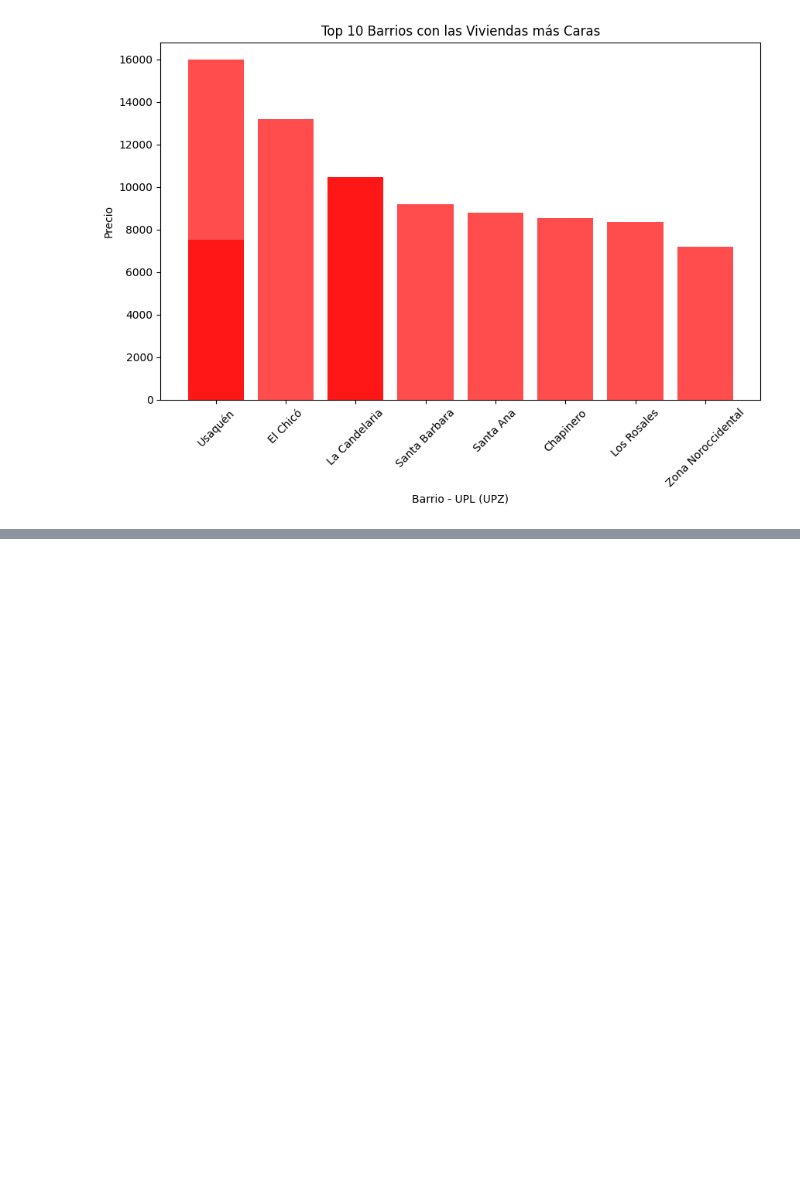
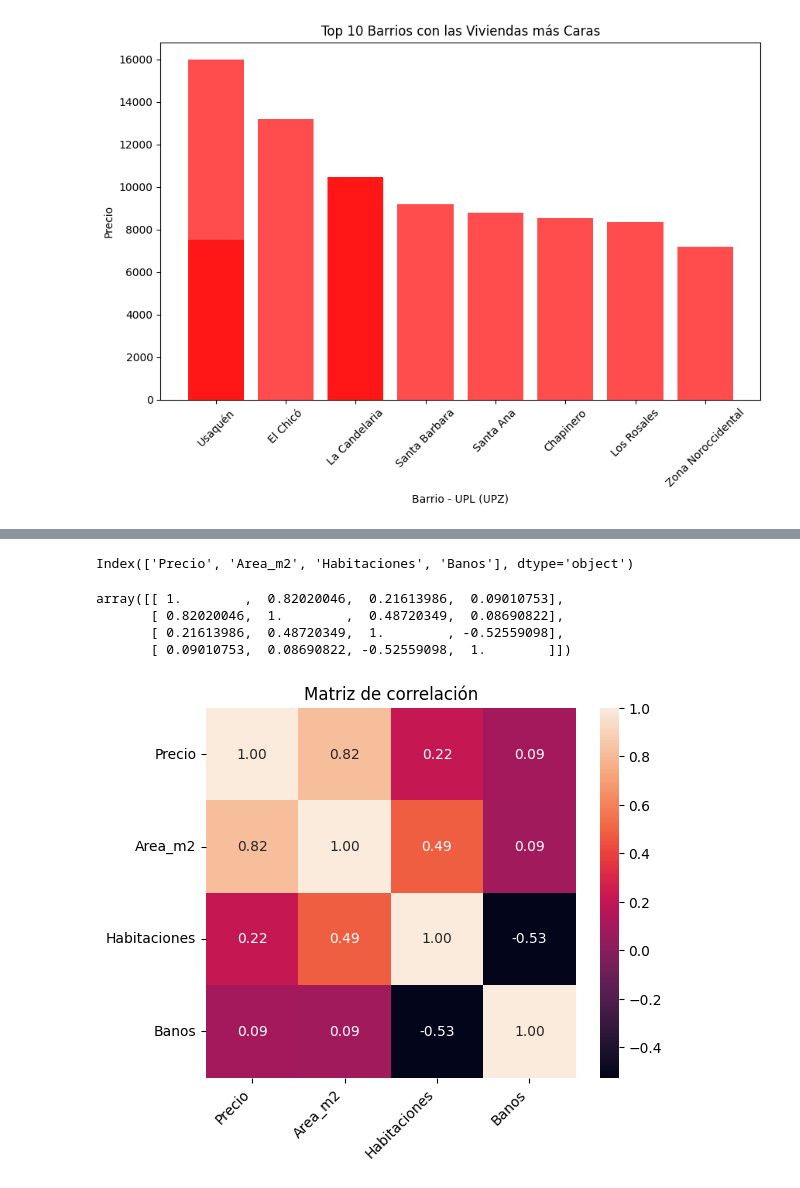
Before and after one commit to avanegasp/Proyecto_Final_Ucataluna, a Jupyter notebook: Proyecto_Final_UCataluña.ipynb, the cells around one changed output, grey strips where cells are left out. Cells and saved outputs as stored; diff of their text form; code cells hidden in the pictures; blank space fills up the shorter version.

```diff
--- a/Proyecto_Final_UCataluña.ipynb
+++ b/Proyecto_Final_UCataluña.ipynb
@@ -597,0 +629,4 @@ plt.show()
+# %%
+#Correlación casas caras
+corrmat_exp = characteristic_exp.corr()
+corrmat_exp
@@ -597,0 +640,24 @@ plt.show()
+# %%
+k=10
+# %%
+cols_exp = corrmat_exp.nlargest(k,'Precio')['Precio'].index
+cols_exp
+# %% [output]
+Index(['Precio', 'Area_m2', 'Habitaciones', 'Banos'], dtype='object')
+# %%
+cm_exp = np.corrcoef(characteristic_exp[cols_exp].values.T)
+cm_exp
+# %% [output]
+array([[ 1.        ,  0.82020046,  0.21613986,  0.09010753],
+       [ 0.82020046,  1.        ,  0.48720349,  0.08690822],
+       [ 0.21613986,  0.48720349,  1.        , -0.52559098],
+       [ 0.09010753,  0.08690822, -0.52559098,  1.        ]])
+# %%
+hm_exp = sns.heatmap(cm_exp, cbar=True, annot=True, square=True, fmt='.2f', annot_kws={'size': 10},
+                 yticklabels=cols_exp.values, xticklabels=cols_exp.values)
+plt.title('Matriz de correlación')
+plt.xticks(rotation=45, ha='right', fontsize=10)
+plt.yticks(rotation=0, ha='right', fontsize=10)
+plt.show()
+# %% [output]
+[figure, added]
```
Also changed, not shown: parts of 25 cells of this notebook.
